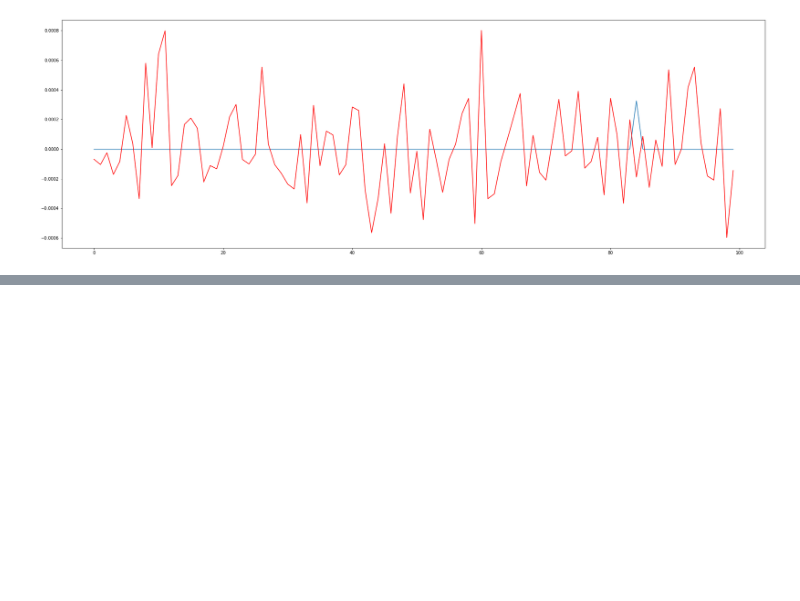
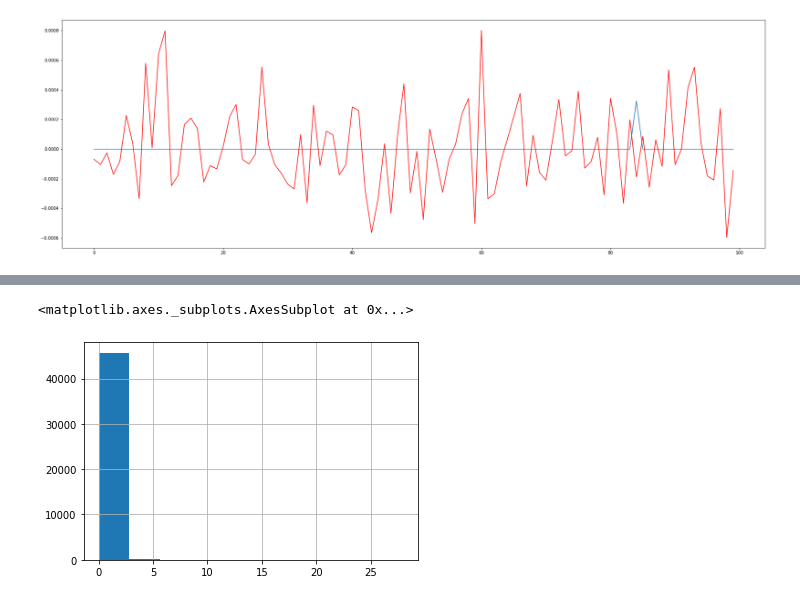
Before and after one commit to Maxibrionest/MachineLearning, a Jupyter notebook: Entrega2/Entrega2.ipynb, the cells around one changed output, grey strips where cells are left out. Saved outputs shown, nothing was run; the diff lists cells and outputs as text; code cells hidden in the pictures; blank space fills up the shorter version.

```diff
--- a/Entrega2/Entrega2.ipynb
+++ b/Entrega2/Entrega2.ipynb
@@ -904,0 +1166,3 @@ plt.show()
+# %%
+knn_imputer_0 = KNNImputer(n_neighbors=4, weights="uniform")
+df_0[enc.get_feature_names_out()] = knn_imputer_0.fit_transform(df_0[enc.get_feature_names_out()])
@@ -904,0 +1187,5 @@ plt.show()
+# %%
+corrdat = df_0.corr()
+# %%
+lim = 0.1
+corr_value = getCorr(corrdat['target'], lim)
@@ -904,0 +1242,2 @@ plt.show()
+# %%
+df_1 = df_0[corr_value.index].copy()
@@ -904,0 +1275,5 @@ plt.show()
+# %%
+df_1.isna().sum(axis=1).hist()
+# %% [output]
+<matplotlib.axes._subplots.AxesSubplot at 0x...>
+[figure, added]
```
Also changed, not shown: parts of 58 cells of this notebook.
